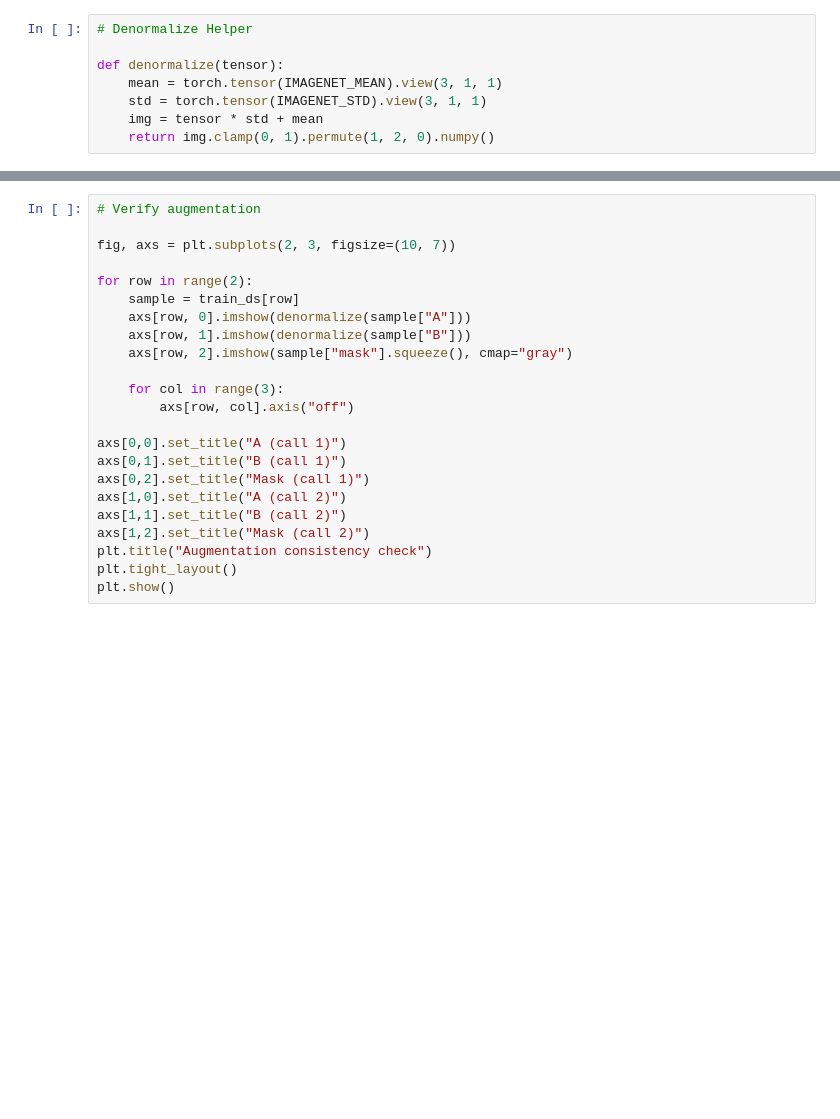
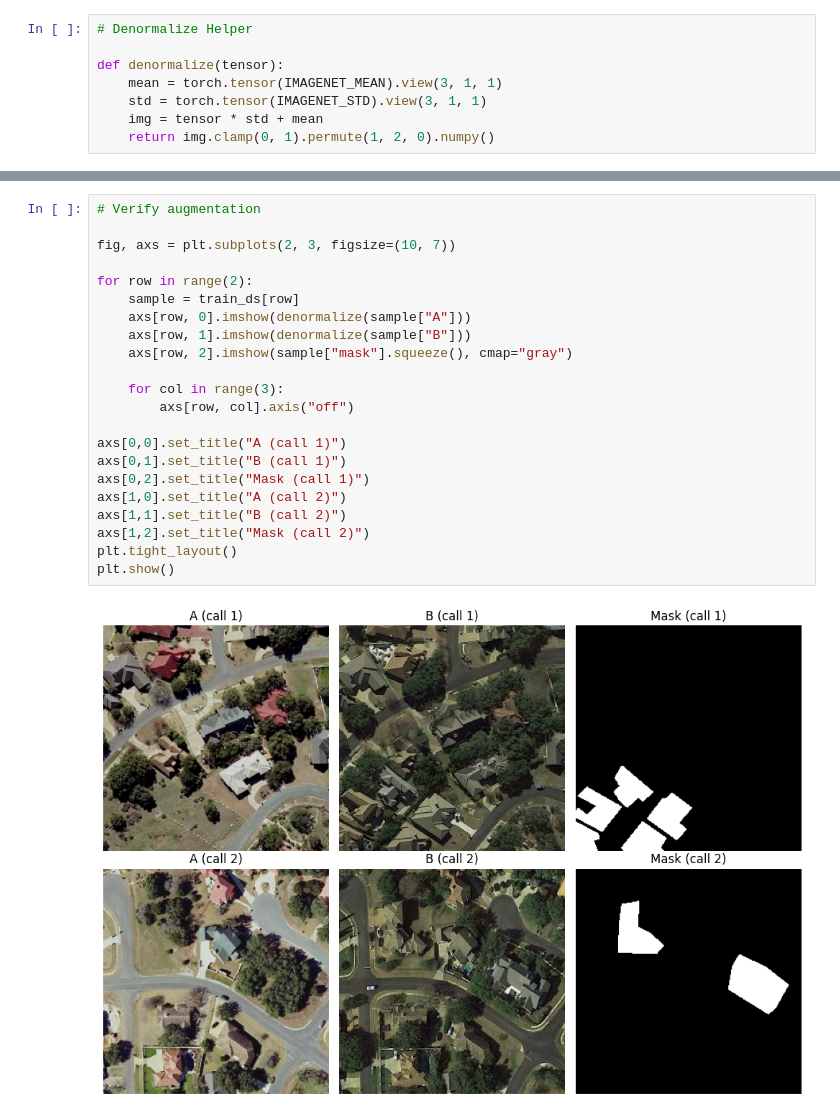
Before and after one commit to NJParker415/levir-cd-change-detection, a Jupyter notebook: notebooks/test_dataset.ipynb, the cells around one changed output, grey strips where cells are left out. Cells and saved outputs as stored; diff of their text form; blank space fills up the shorter version.

```diff
--- a/notebooks/test_dataset.ipynb
+++ b/notebooks/test_dataset.ipynb
@@ -111,23 +129,24 @@ print(f"Batch dtypes: A={batch['A'].dtype}, B={batch['B'].dtype}, mask={batch['m
 # %%
 # Verify augmentation
 
 fig, axs = plt.subplots(2, 3, figsize=(10, 7))
 
 for row in range(2):
     sample = train_ds[row]
     axs[row, 0].imshow(denormalize(sample["A"]))
     axs[row, 1].imshow(denormalize(sample["B"]))
     axs[row, 2].imshow(sample["mask"].squeeze(), cmap="gray")
 
     for col in range(3):
         axs[row, col].axis("off")
 
 axs[0,0].set_title("A (call 1)")
 axs[0,1].set_title("B (call 1)")
 axs[0,2].set_title("Mask (call 1)")
 axs[1,0].set_title("A (call 2)")
 axs[1,1].set_title("B (call 2)")
 axs[1,2].set_title("Mask (call 2)")
-plt.title("Augmentation consistency check")
 plt.tight_layout()
 plt.show()
+# %% [output]
+[figure, added]
```
Also changed, not shown: parts of 5 cells of this notebook, 1 other file.
